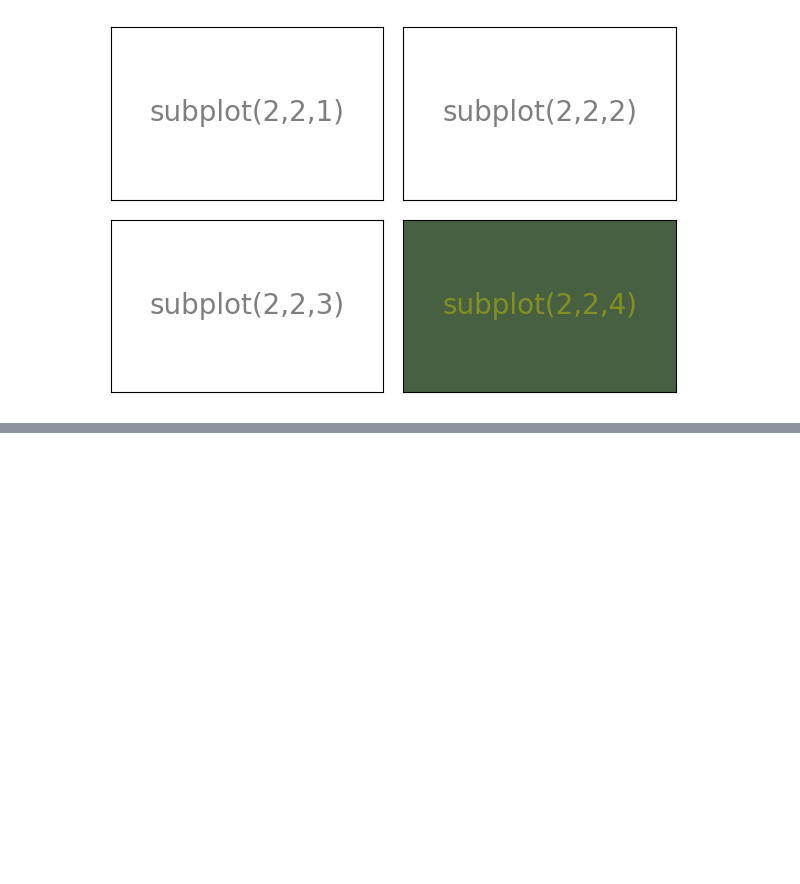
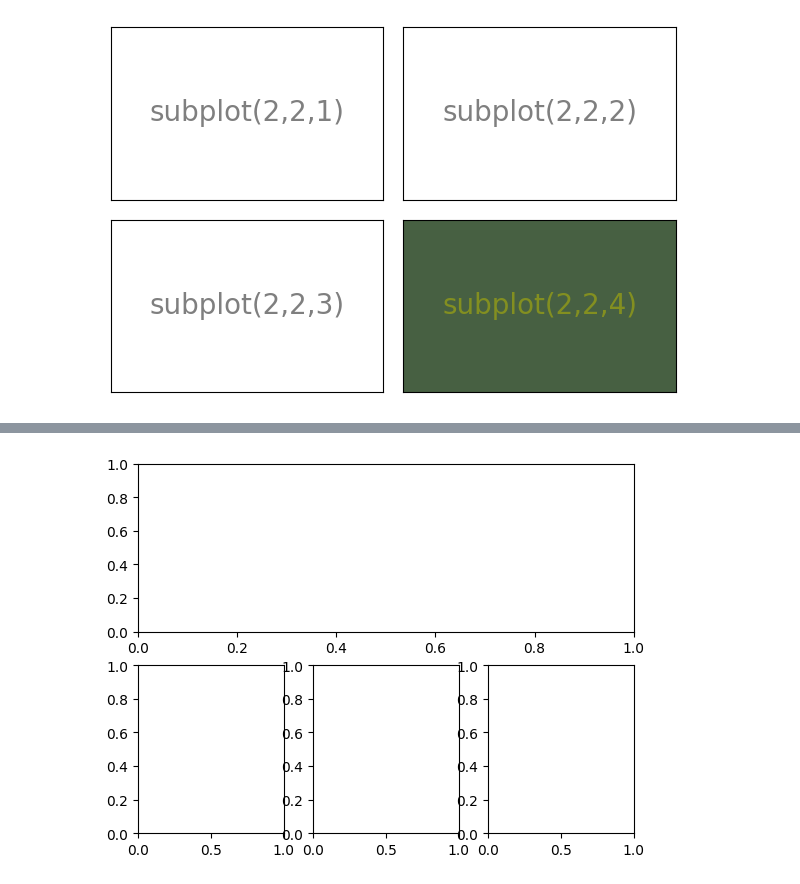
Before and after one commit to VadivelR/mycode, a Jupyter notebook: graphing/annotating-graphs/subplotmatplotlib.ipynb, the cells around one changed output, grey strips where cells are left out. Drawn from its saved outputs; the diff is of its cells as text; code cells hidden in the pictures; blank space fills up the shorter version.

```diff
--- a/graphing/annotating-graphs/subplotmatplotlib.ipynb
+++ b/graphing/annotating-graphs/subplotmatplotlib.ipynb
@@ -181,0 +228,6 @@ plt.show()
+# %%
+X = [ (2,1,1), (2,3,4), (2,3,5), (2,3,6) ] # Each tuple has three dimensions: row, col, and plot number. Subplots are NOT indexed starting at 0, so the first in this 2x3 figure is 1, and the last is 6.
+for nrows, ncols, plot_number in X:
+    plt.subplot(nrows, ncols, plot_number)
+# %% [output]
+[figure, added]
```
Also changed, not shown: parts of 2 cells of this notebook, 1 other file.
